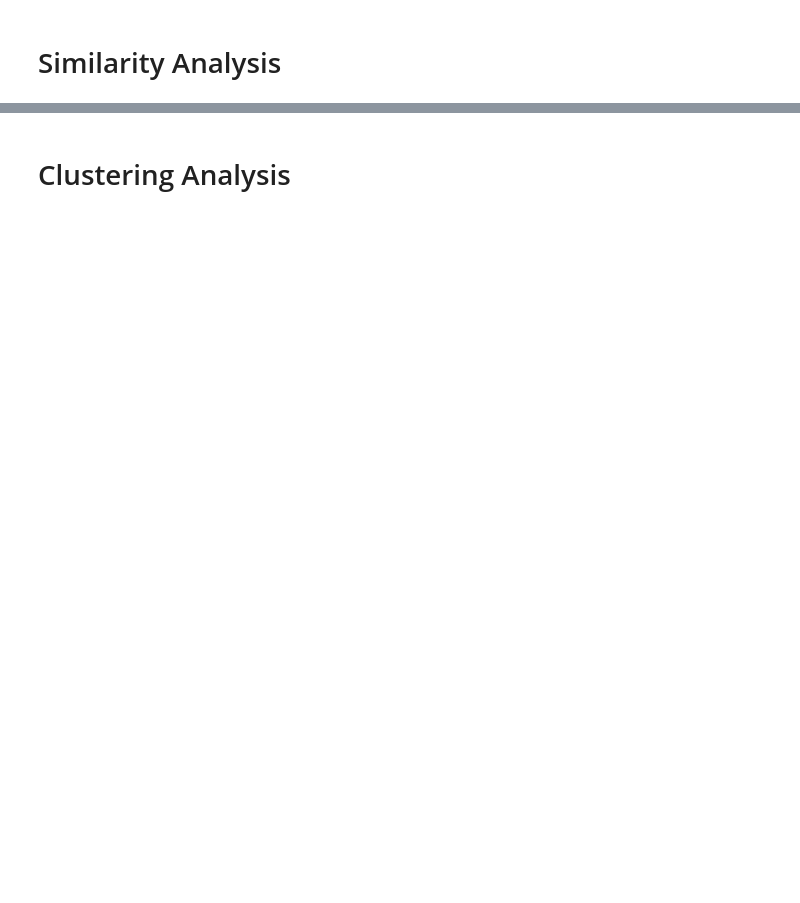
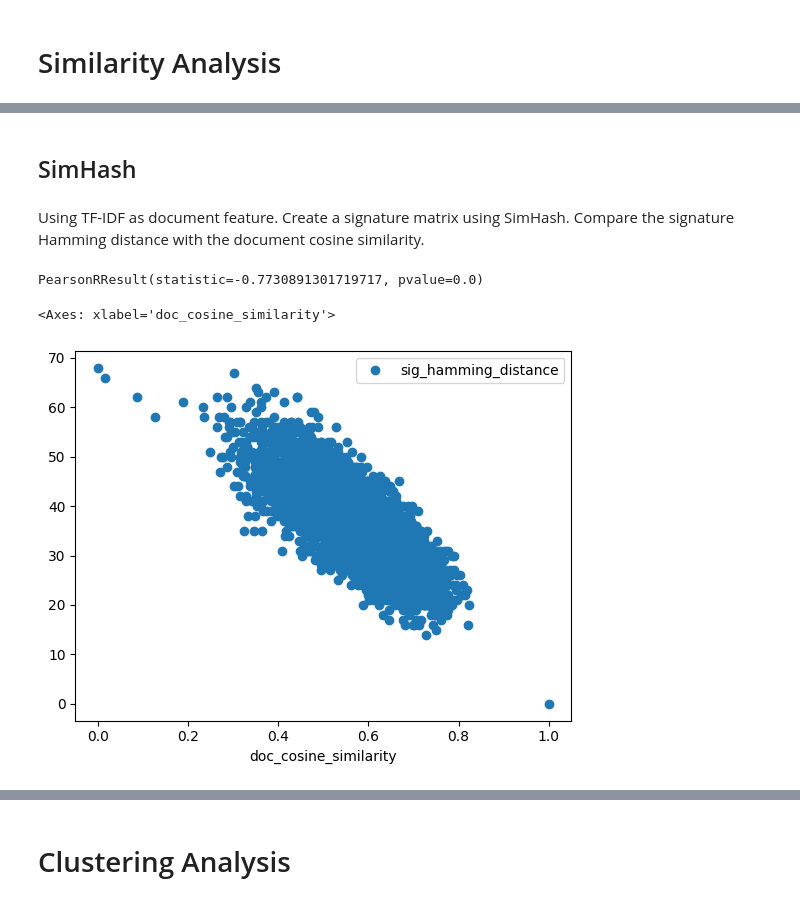
Before and after one commit to pywong-polyu/COMP5434-Big-Data-Computing, a Jupyter notebook: COMP5434_projecty.ipynb, the cells around one changed output, grey strips where cells are left out. Cells and saved outputs as stored; diff of their text form; code cells hidden in the pictures; blank space fills up the shorter version.

```diff
--- a/COMP5434_projecty.ipynb
+++ b/COMP5434_projecty.ipynb
@@ -368,8 +44,9 @@ from spacy.lang.en_stop_words import STOP_WORDS
 import string
 
 punctuations = string.punctuation
-stopwords = list(STOP_WORDS)
-stopwords[0:10]
+punctuations
+# stopwords = list(STOP_WORDS)
+# stopwords[0:10]
 # %%
 custom_stop_words = [
     'doi','preprint','copyright','peer','reviewed','org','https','et','al','author','figure',
@@ -541,0 +267,36 @@ plt.show()
+# %% [markdown]
+## SimHash
+# %% [markdown]
+Using TF-IDF as document feature. Create a signature matrix using SimHash.
+Compare the signature Hamming distance with the document cosine similarity.
+# %%
+tfidf_feature_list = list(tfidf_vectorizer.get_feature_names_out())
+
+feature_hash_md5 = get_feature_hash(tfidf_feature_list,'md5')
+finger_print_list_md5 = get_finger_print_list(X_tfidf,feature_hash_md5)
+
+feature_hash_sha1 = get_feature_hash(tfidf_feature_list,'sha1')
+finger_print_list_sha1 = get_finger_print_list(X_tfidf,feature_hash_sha1)
+# %%
+# Check Performance
+tfidf_result = check_document_similarity(X_tfidf,df,target_doc_num)
+
+md5 = check_simhash_similarity(finger_print_list_md5,target_doc_num)
+md5 = tfidf_result.merge(md5,how='outer',on='doc_num')
+md5 = md5.sort_values(by=['sig_hamming_distance'],ascending=True)
+
+sha1 = check_simhash_similarity(finger_print_list_sha1,target_doc_num)
+sha1 = tfidf_result.merge(sha1,how='outer',on='doc_num')
+sha1 = sha1.sort_values(by=['sig_hamming_distance'],ascending=True)
+
+if pearsonr(md5['doc_cosine_similarity'],md5['sig_hamming_distance']).statistic < pearsonr(sha1['doc_cosine_similarity'],sha1['sig_hamming_distance']).statistic:
+    simhash_result = md5
+else:
+    simhash_result = sha1
+# %%
+print(pearsonr(md5['doc_cosine_similarity'],md5['sig_hamming_distance']))
+md5.plot(x='doc_cosine_similarity', y='sig_hamming_distance', style='o')
+# %% [output]
+PearsonRResult(statistic=-0.7730891301719717, pvalue=0.0)
+<Axes: xlabel='doc_cosine_similarity'>
+[figure, added]
```
Also changed, not shown: parts of 50 cells of this notebook, 10 other files.
